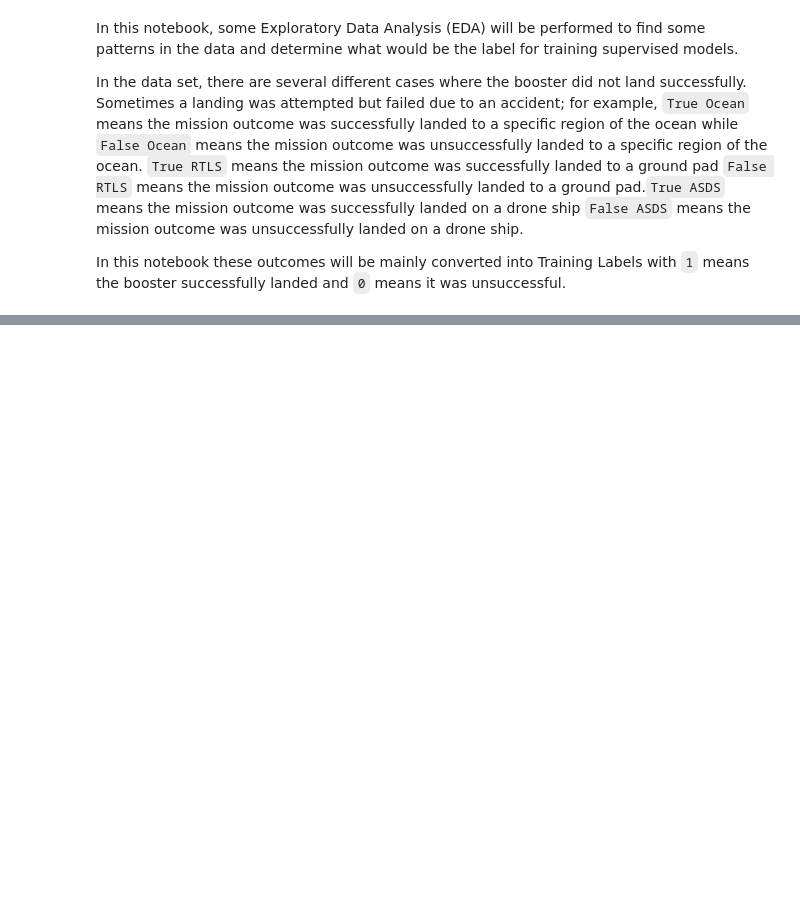
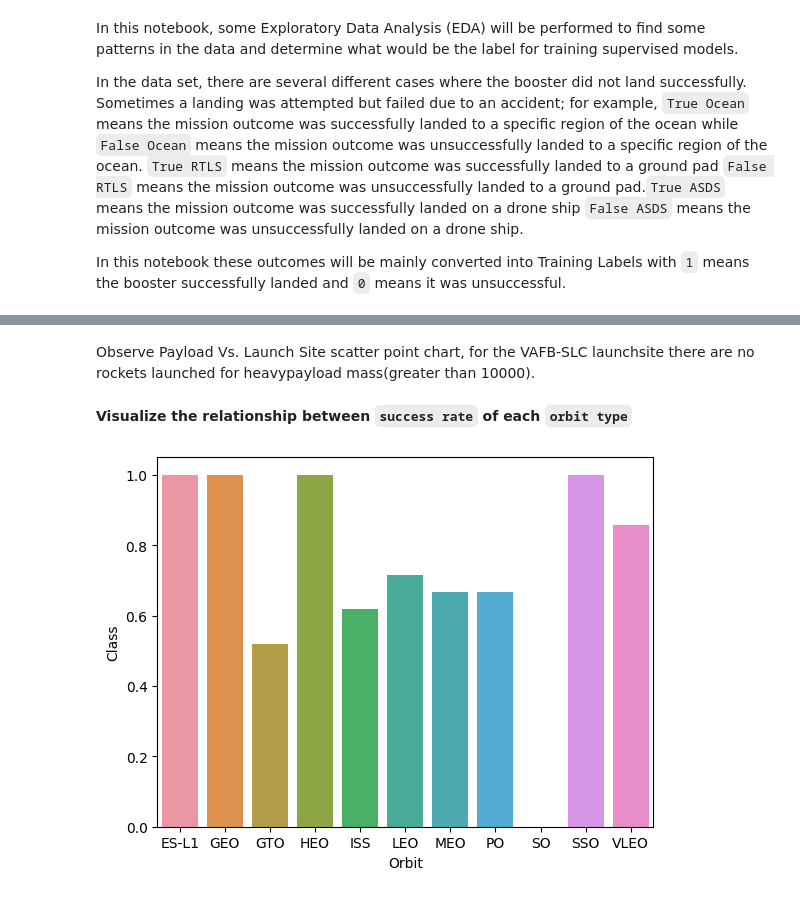
Before and after one commit to farahdahir/SpaceX_Falcon9, a Jupyter notebook: eda.ipynb, the cells around one changed output, grey strips where cells are left out. Saved outputs shown, nothing was run; the diff lists cells and outputs as text; code cells hidden in the pictures; blank space fills up the shorter version.

```diff
--- a/eda.ipynb
+++ b/eda.ipynb
@@ -16,0 +279,12 @@ Perform exploratory  Data Analysis and determine Training Labels
+# %% [markdown]
+Observe Payload Vs. Launch Site scatter point chart, for the VAFB-SLC  launchsite there are no  rockets  launched for  heavypayload mass(greater than 10000).
+# %% [markdown]
+<b>Visualize the relationship between `success rate` of each `orbit type`</b>
+# %%
+# Groupby Orbit column and get the mean of Class column
+df_orbitsuccess = df.groupby('Orbit').mean().reset_index()
+
+sns.barplot(data=df_orbitsuccess, x='Orbit', y='Class')
+plt.show()
+# %% [output]
+[figure, added]
```
Also changed, not shown: parts of 63 cells of this notebook, 13 other files.
